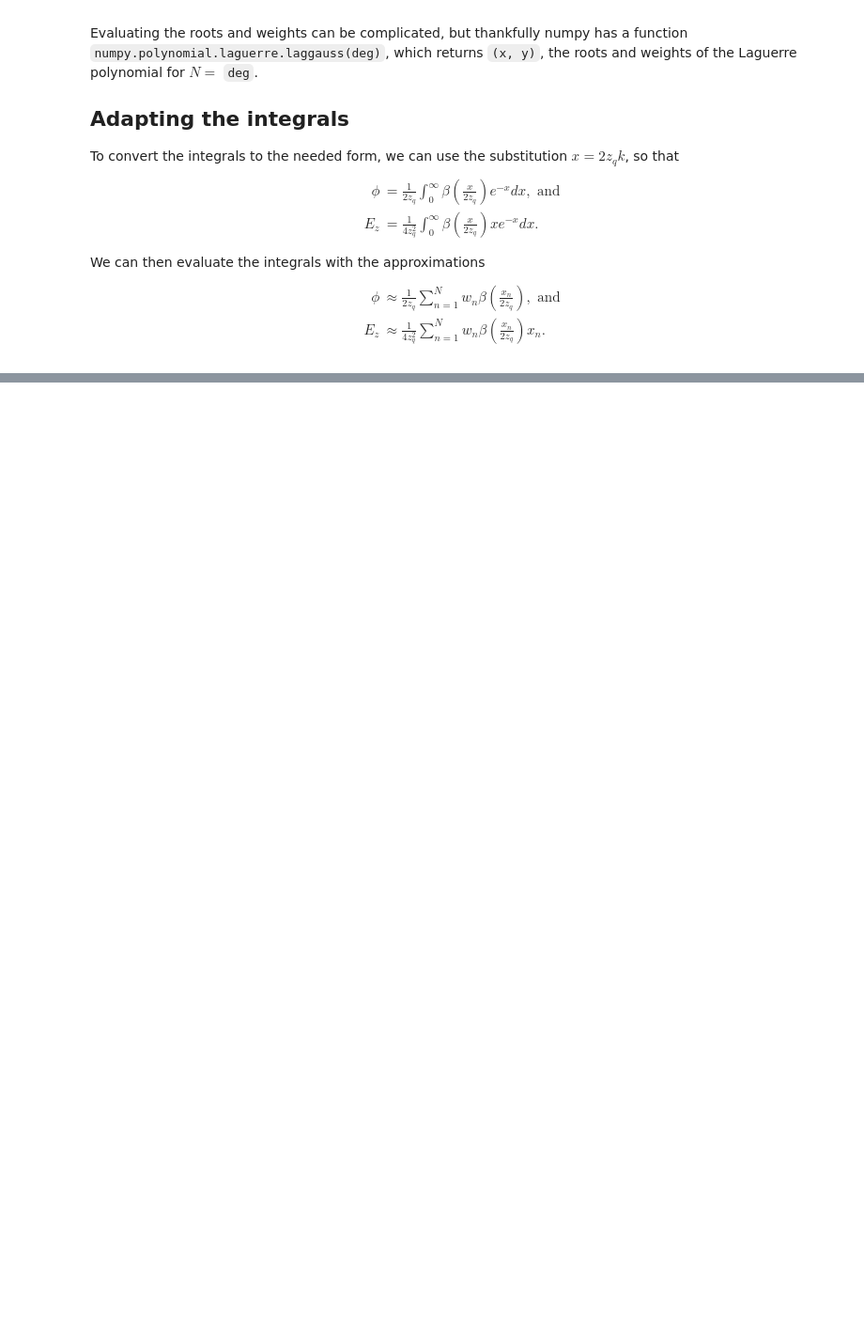
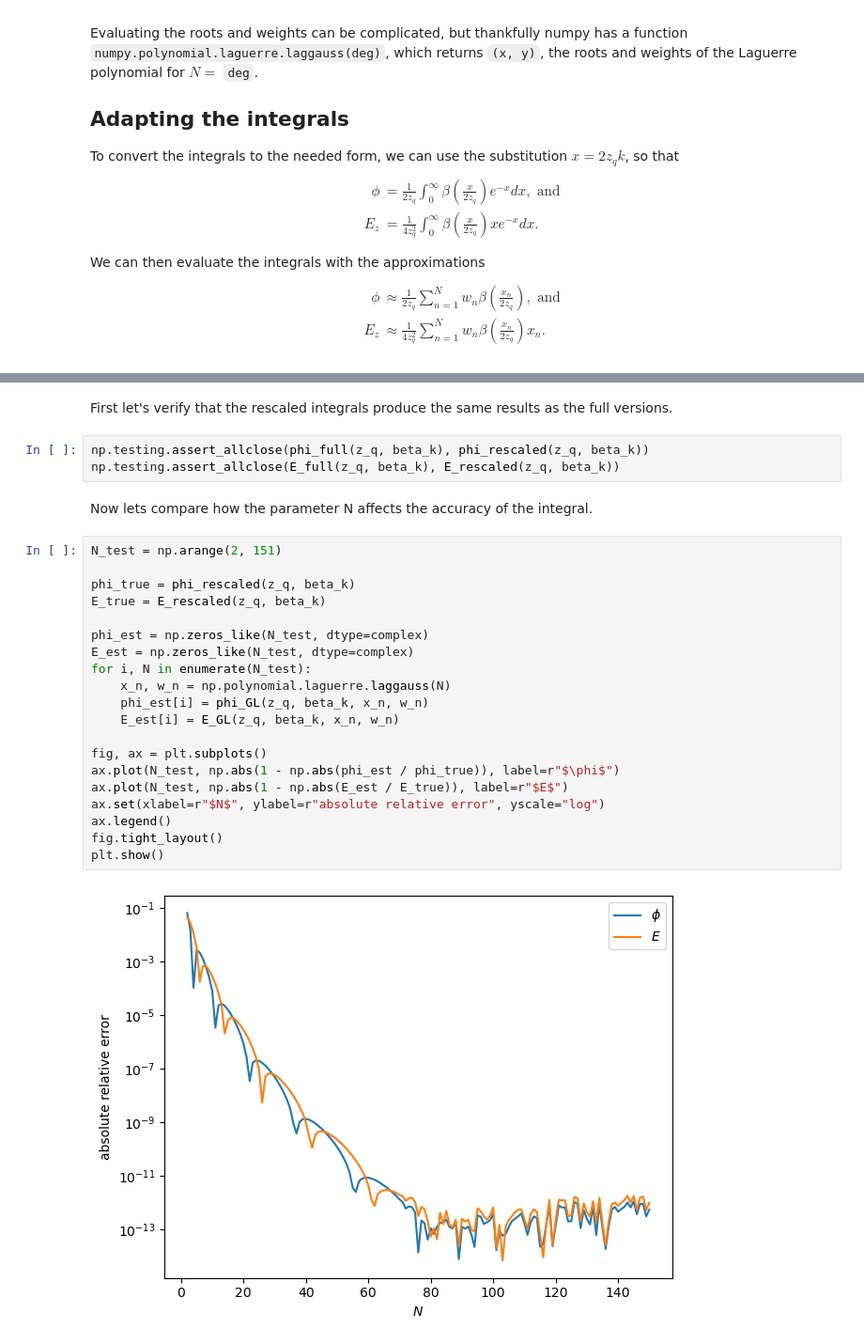
Before and after one commit to TomVincentUK/snompy, a Jupyter notebook: Notes/Gauss_Laguerre.ipynb, the cells around one changed output, grey strips where cells are left out. Shown at 94% size. Cells and saved outputs as stored; diff of their text form; blank space fills up the shorter version.

Commit message:
Finished notes/plans for Gauss-Laguerre

```diff
--- a/Notes/Gauss_Laguerre.ipynb
+++ b/Notes/Gauss_Laguerre.ipynb
@@ -53,0 +119,29 @@ $$
+# %% [markdown]
+First let's verify that the rescaled integrals produce the same results as the full versions.
+# %%
+np.testing.assert_allclose(phi_full(z_q, beta_k), phi_rescaled(z_q, beta_k))
+np.testing.assert_allclose(E_full(z_q, beta_k), E_rescaled(z_q, beta_k))
+# %% [markdown]
+Now lets compare how the parameter N affects the accuracy of the integral.
+# %%
+N_test = np.arange(2, 151)
+
+phi_true = phi_rescaled(z_q, beta_k)
+E_true = E_rescaled(z_q, beta_k)
+
+phi_est = np.zeros_like(N_test, dtype=complex)
+E_est = np.zeros_like(N_test, dtype=complex)
+for i, N in enumerate(N_test):
+    x_n, w_n = np.polynomial.laguerre.laggauss(N)
+    phi_est[i] = phi_GL(z_q, beta_k, x_n, w_n)
+    E_est[i] = E_GL(z_q, beta_k, x_n, w_n)
+
+fig, ax = plt.subplots()
+ax.plot(N_test, np.abs(1 - np.abs(phi_est / phi_true)), label=r"$\phi$")
+ax.plot(N_test, np.abs(1 - np.abs(E_est / E_true)), label=r"$E$")
+ax.set(xlabel=r"$N$", ylabel=r"absolute relative error", yscale="log")
+ax.legend()
+fig.tight_layout()
+plt.show()
+# %% [output]
+[figure, added]
```
Also changed, not shown: parts of 3 cells of this notebook.
